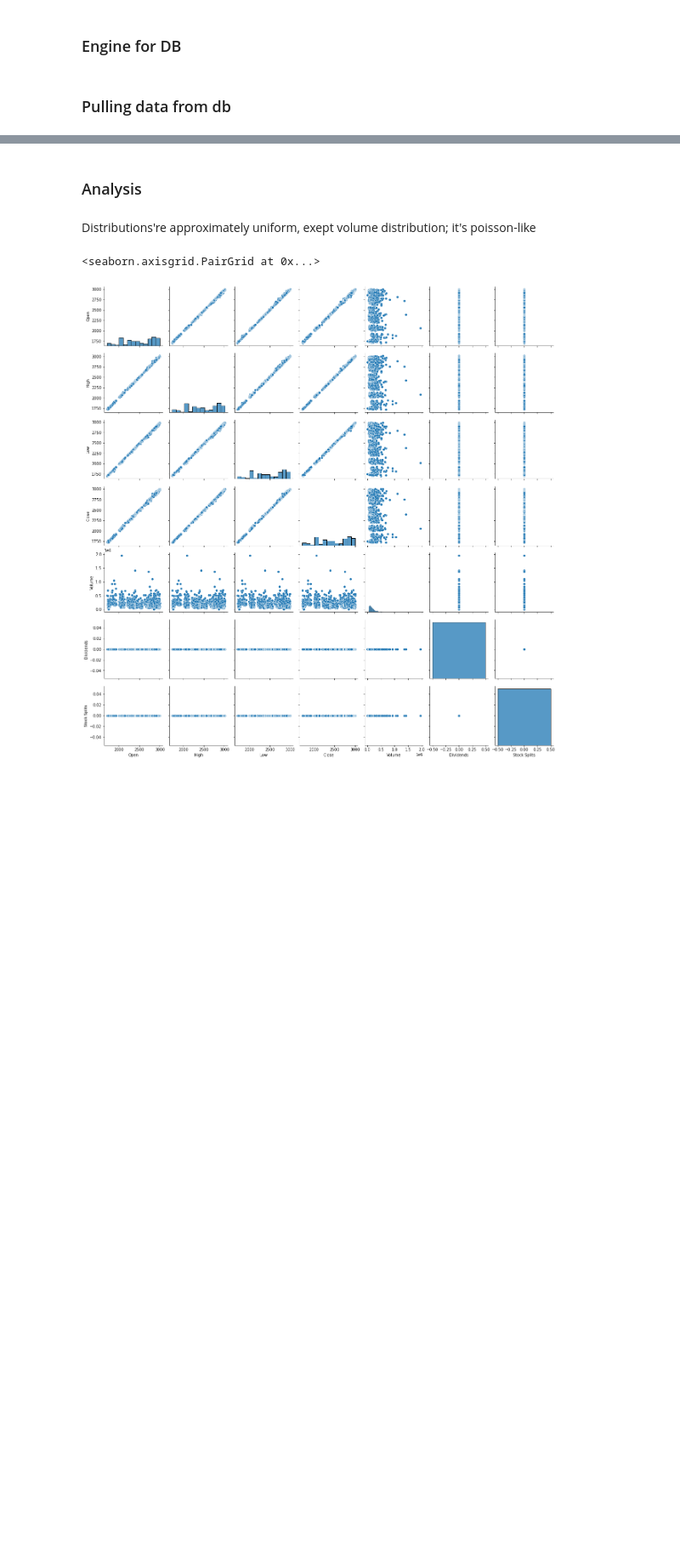
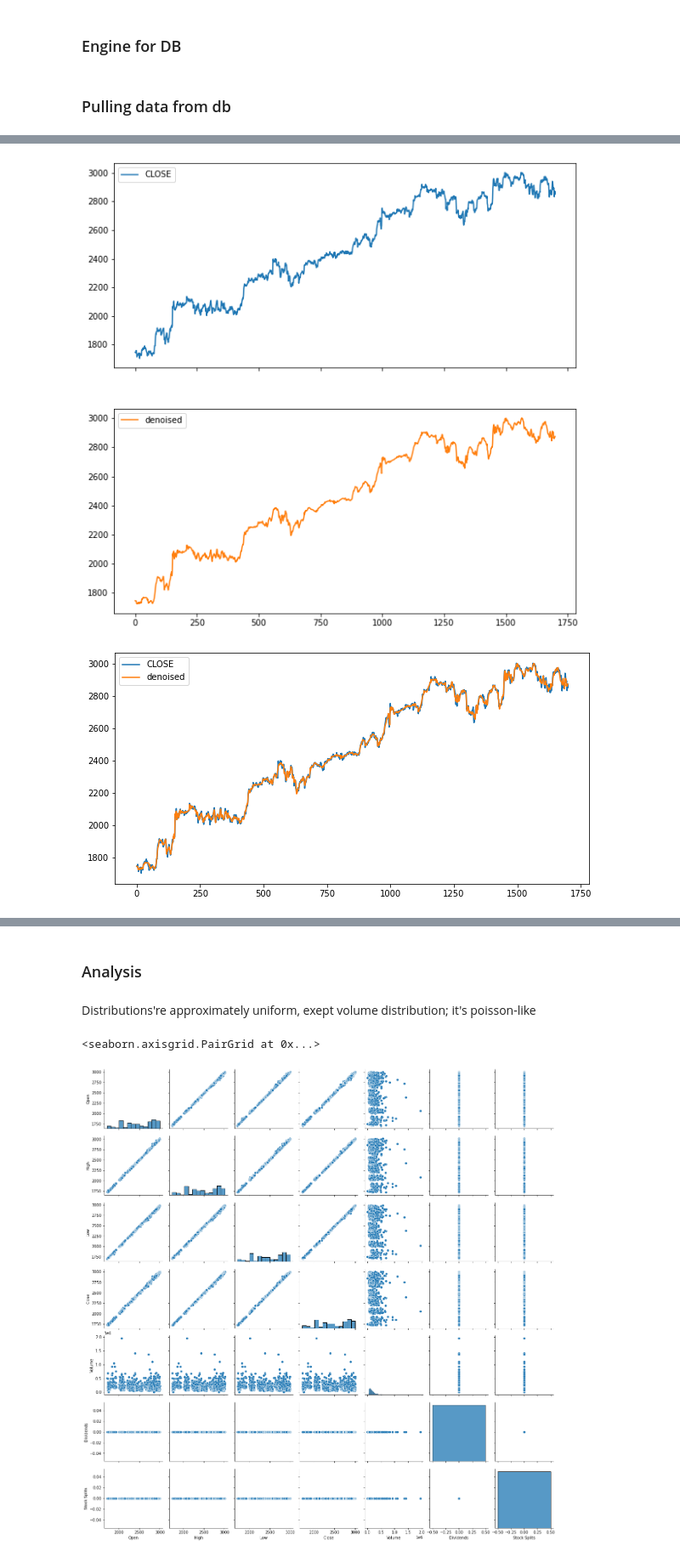
Before and after one commit to NickThe1/kbtu-data-visualization, a Jupyter notebook: probability-cone/python/reserch/market_analysis.ipynb, the cells around one changed output, grey strips where cells are left out. Shown at 85% size. Saved outputs shown, nothing was run; the diff lists cells and outputs as text; code cells hidden in the pictures; blank space fills up the shorter version.

```diff
--- a/probability-cone/python/reserch/market_analysis.ipynb
+++ b/probability-cone/python/reserch/market_analysis.ipynb
@@ -46,0 +56,66 @@ assets["GOOGL"]
+# %%
+import pywt
+import copy
+
+composite_signal =  googl.values
+
+def filter_bank(index_list, wavefunc='db4', lv=4, m=1, n=4, plot=False):
+
+    '''
+    WT: Wavelet Transformation Function
+    index_list: Input Sequence;
+
+    lv: Decomposing Level；
+
+    wavefunc: Function of Wavelet, 'db4' default；
+
+    m, n: Level of Threshold Processing
+
+    '''
+
+    # Decomposing
+    coeff = pywt.wavedec(index_list,wavefunc,mode='sym',level=lv)   #  Decomposing by levels，cD is the details coefficient
+    sgn = lambda x: 1 if x > 0 else -1 if x < 0 else 0 # sgn function
+# Denoising
+    # Soft Threshold Processing Method
+    for i in range(m,n+1):   #  Select m~n Levels of the wavelet coefficients，and no need to dispose the cA coefficients(approximation coefficients)
+        cD = coeff[i]
+        Tr = np.sqrt(2*np.log2(len(cD)))  # Compute Threshold
+        for j in range(len(cD)):
+            if cD[j] >= Tr:
+                coeff[i][j] = sgn(cD[j]) * (np.abs(cD[j]) -  Tr)  # Shrink to zero
+            else:
+                coeff[i][j] = 0   # Set to zero if smaller than threshold
+# Reconstructing
+    coeffs = {}
+    for i in range(len(coeff)):
+        coeffs[i] = copy.deepcopy(coeff)
+        for j in range(len(coeff)):
+            if j != i:
+                coeffs[i][j] = np.zeros_like(coeff[j])
+
+    for i in range(len(coeff)):
+        coeff[i] = pywt.waverec(coeffs[i], wavefunc)
+        if len(coeff[i]) > len(index_list):
+            coeff[i] = coeff[i][:-1]
+
+    if plot:
+        denoised_index = np.sum(coeff, axis=0)
+        data = pd.DataFrame({'CLOSE': index_list, 'denoised': denoised_index})
+        data.plot(figsize=(10,10),subplots=(2,1))
+        data.plot(figsize=(10,5))
+
+    return coeff
+
+coeff=filter_bank(composite_signal,plot=True)
+fig, ax =  plt.subplots(len(coeff), 1, figsize=(10, 20))
+for i in range(len(coeff)):
+    if i == 0:
+        ax[i].plot(coeff[i], label = 'cA[%.0f]'%(len(coeff)-i-1))
+        ax[i].legend(loc = 'best')
+    else:
+        ax[i].plot(coeff[i], label = 'cD[%.0f]'%(len(coeff)-i))
+        ax[i].legend(loc = 'best')
+# %% [output]
+[figure, added]
+[figure, added]
```
Also changed, not shown: parts of 16 cells of this notebook, 6 other files.
